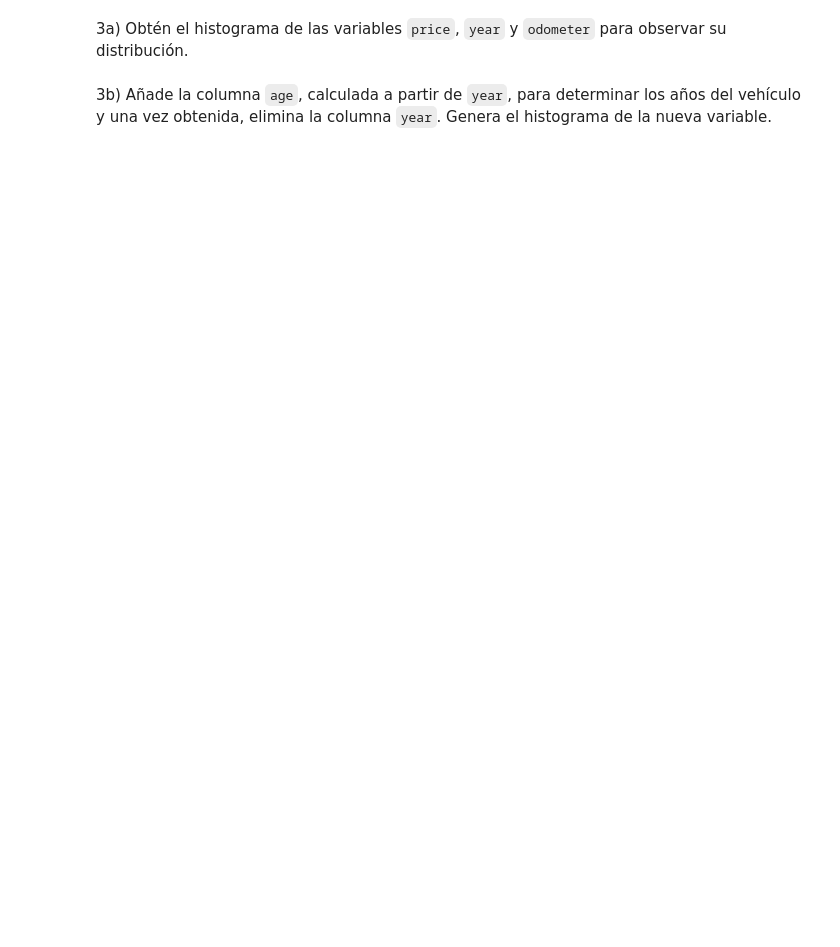
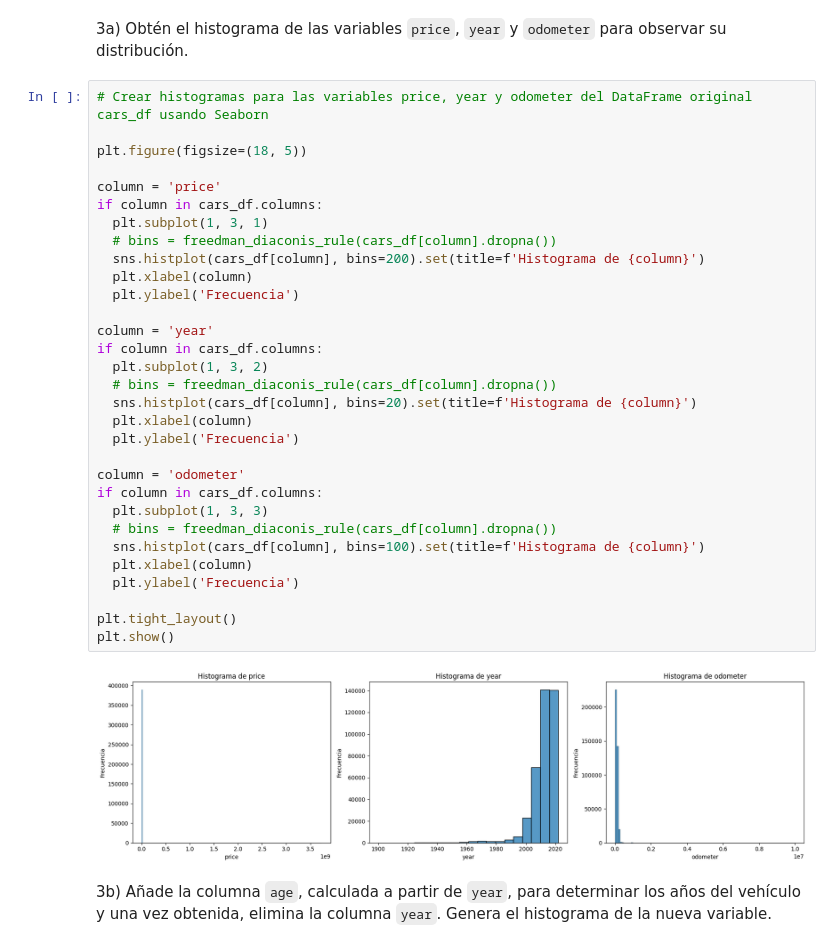
Before and after one commit to GeminiNetSailor/Data-science-and-analytics, a Jupyter notebook: 6.2 Actividad 6. FE/Actividad6FE_Equipo04.ipynb, the cells around one changed output. Drawn from its saved outputs; the diff is of its cells as text; blank space fills up the shorter version.

```diff
--- a/6.2 Actividad 6. FE/Actividad6FE_Equipo04.ipynb
+++ b/6.2 Actividad 6. FE/Actividad6FE_Equipo04.ipynb
@@ -344,4 +357,37 @@ columns_with_missing
 # %% [markdown]
 3a) Obtén el histograma de las variables `price`, `year` y `odometer` para observar su distribución.
+# %%
+# Crear histogramas para las variables price, year y odometer del DataFrame original cars_df usando Seaborn
+
+plt.figure(figsize=(18, 5))
+
+column = 'price'
+if column in cars_df.columns:
+  plt.subplot(1, 3, 1)
+  # bins = freedman_diaconis_rule(cars_df[column].dropna())
+  sns.histplot(cars_df[column], bins=200).set(title=f'Histograma de {column}')
+  plt.xlabel(column)
+  plt.ylabel('Frecuencia')
+
+column = 'year'
+if column in cars_df.columns:
+  plt.subplot(1, 3, 2)
+  # bins = freedman_diaconis_rule(cars_df[column].dropna())
+  sns.histplot(cars_df[column], bins=20).set(title=f'Histograma de {column}')
+  plt.xlabel(column)
+  plt.ylabel('Frecuencia')
+
+column = 'odometer'
+if column in cars_df.columns:
+  plt.subplot(1, 3, 3)
+  # bins = freedman_diaconis_rule(cars_df[column].dropna())
+  sns.histplot(cars_df[column], bins=100).set(title=f'Histograma de {column}')
+  plt.xlabel(column)
+  plt.ylabel('Frecuencia')
+
+plt.tight_layout()
+plt.show()
+# %% [output]
+[figure, added]
 # %% [markdown]
 3b) Añade la columna `age`, calculada a partir de `year`, para determinar los años del vehículo y una vez obtenida, elimina la columna `year`. Genera el histograma de la nueva variable.
```
Also changed, not shown: parts of 10 cells of this notebook.
